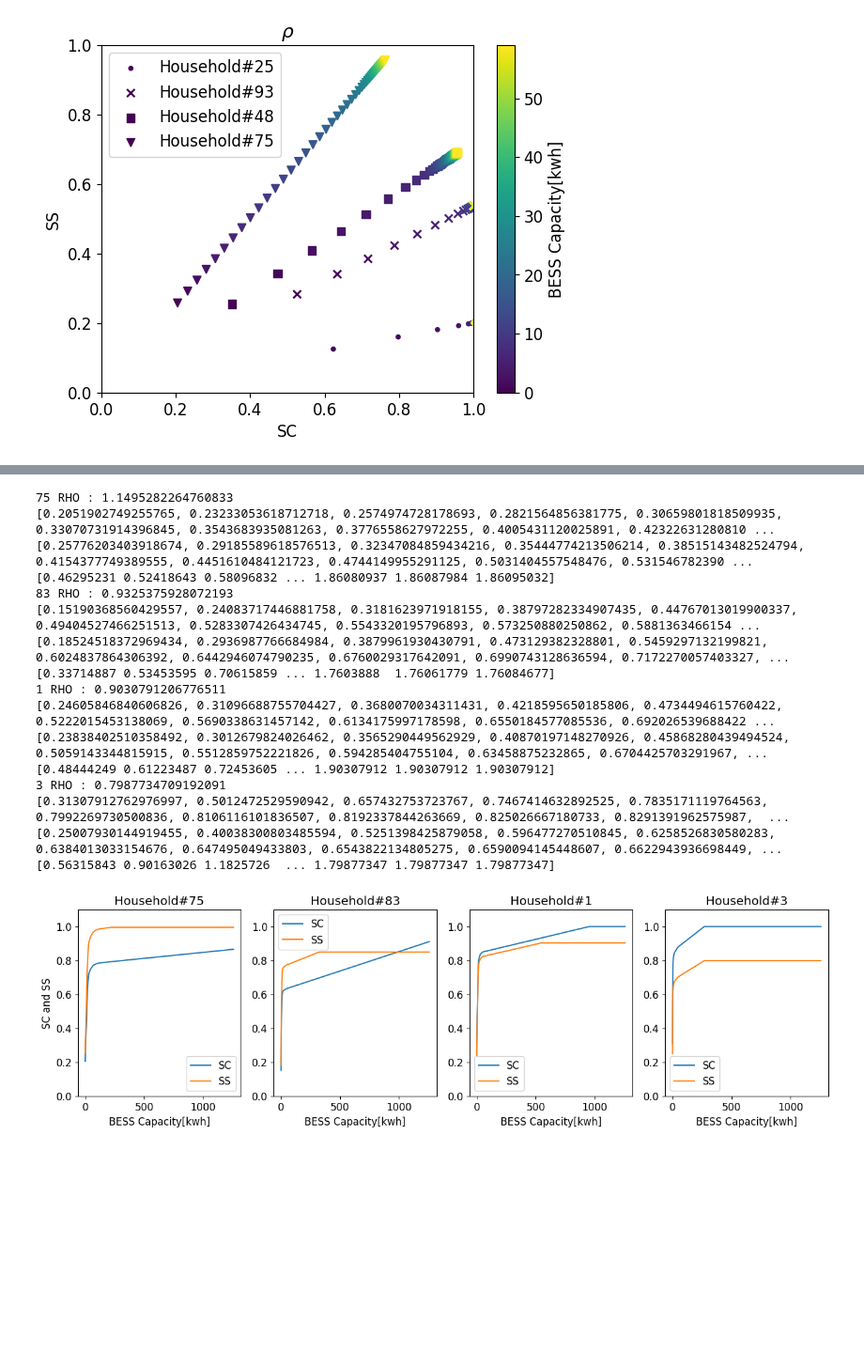
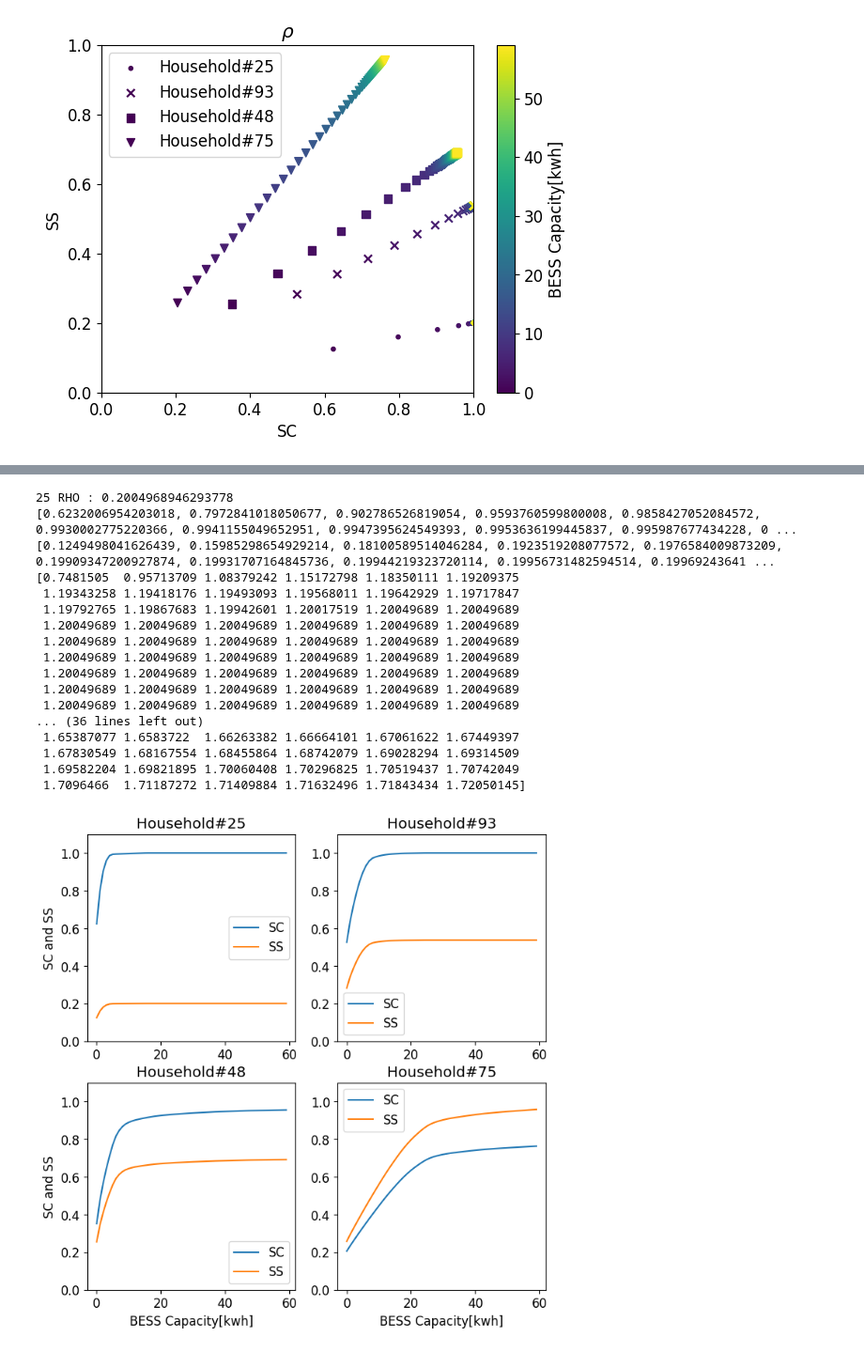
Before and after one commit to JunwookHeo/etc_project, a Jupyter notebook: rl_solutions/analysis_household.ipynb, the cells around one changed output, grey strips where cells are left out. Shown at 94% size. Saved outputs shown, nothing was run; the diff lists cells and outputs as text; code cells hidden in the pictures; blank space fills up the shorter version.

Commit message:
Increase figure size.

```diff
--- a/rl_solutions/analysis_household.ipynb
+++ b/rl_solutions/analysis_household.ipynb
@@ -289,68 +289,68 @@ for i, (s, df) in enumerate(zip(selected, df_sel)):
 import matplotlib.pyplot as plt
 
 selected = [25, 93, 48, 75]
-selected = [75, 83, 1, 3]
 ws = [1, 1, 1, 1]
 # ws = [4.05, 1.42, 0.95, 0.77]
-# ws = [5.05, 1.85, 1.4, 0.77]
+# ws = [4.99, 1.86, 1.38, 0.80]
 # selected = [221, 202, 239, 273]
 # selected = [221, 243, 232, 202, 204, 214, 205, 239, 248, 273, 282, 289]
 df_sel, df_date = utils.load_data('AusGrid_preprocess.csv', selected, TS)
-ncols = 4
+ncols = 2
 
 plt.rcParams.update({'font.size': 12})
-fig, axes = plt.subplots(nrows=len(selected)//ncols, ncols=ncols, figsize=(16,4))
+fig, axes = plt.subplots(nrows=len(selected)//ncols, ncols=ncols, figsize=(8,8))
 
 if axes.ndim ==1:
     axes = np.reshape(axes, (-1, ncols))
 
 for i, (s, df) in enumerate(zip(selected, df_sel)):
     sc_list = []
     ss_list = []
 
     stds = utils.cal_stds(df)
     # print(s, stds, df['GG'].sum()*ws[i]/df['GC'].sum())
     # for p in stds:
     #     axes[i//ncols, i%ncols].axvline(max(0,p), color='y')
 
-    for c in range(0, 1260):
+    for c in range(0, 60):
         gimp, gexp = sim_ss_sc(df['GG'].values*ws[i], df['GC'].values, c)
         sc = 1 - gexp/df['GG'].sum()/ws[i]
         ss = 1 - gimp/df['GC'].sum()
         sc_list.append(sc)
         ss_list.append(ss)
     print(s, 'RHO :', ss_list[-1]/sc_list[-1])
 
     axes[i//ncols, i%ncols].plot(sc_list, label='SC')
     axes[i//ncols, i%ncols].plot(ss_list, label='SS')
-    if i == 0: axes[i//ncols, i%ncols].set_ylabel('SC and SS')
+    if i%ncols == 0: axes[i//ncols, i%ncols].set_ylabel('SC and SS')
     axes[i//ncols, i%ncols].set_title(f'Household#{s}')
     axes[i//ncols, i%ncols].legend()
     axes[i//ncols, i%ncols].set_ylim((0, 1.1))
 
     axes[-1, i%ncols].set_xlabel('BESS Capacity[kwh]')
 
     print(sc_list)
     print(ss_list)
     print(np.array(sc_list)+np.array(ss_list))
 # %% [output]
-75 RHO : 1.1495282264760833
-[0.2051902749255765, 0.23233053618712718, 0.2574974728178693, 0.2821564856381775, 0.30659801818509935, 0.33070731914396845, 0.3543683935081263, 0.3776558627972255, 0.4005431120025891, 0.42322631280810 ...
-[0.25776203403918674, 0.29185589618576513, 0.32347084859434216, 0.35444774213506214, 0.38515143482524794, 0.4154377749389555, 0.4451610484121723, 0.4744149955291125, 0.5031404557548476, 0.531546782390 ...
-[0.46295231 0.52418643 0.58096832 ... 1.86080937 1.86087984 1.86095032]
-83 RHO : 0.9325375928072193
-[0.15190368560429557, 0.24083717446881758, 0.3181623971918155, 0.38797282334907435, 0.44767013019900337, 0.49404527466251513, 0.5283307426434745, 0.5543320195796893, 0.573250880250862, 0.5881363466154 ...
-[0.18524518372969434, 0.2936987766684984, 0.3879961930430791, 0.473129382328801, 0.5459297132199821, 0.6024837864306392, 0.6442946074790235, 0.6760029317642091, 0.6990743128636594, 0.7172270057403327, ...
-[0.33714887 0.53453595 0.70615859 ... 1.7603888  1.76061779 1.76084677]
-1 RHO : 0.9030791206776511
-[0.24605846840606826, 0.31096688755704427, 0.3680070034311431, 0.4218595650185806, 0.4734494615760422, 0.5222015453138069, 0.5690338631457142, 0.6134175997178598, 0.6550184577085536, 0.692026539688422 ...
-[0.23838402510358492, 0.3012679824026462, 0.3565290449562929, 0.40870197148270926, 0.45868280439494524, 0.5059143344815915, 0.5512859752221826, 0.594285404755104, 0.63458875232865, 0.6704425703291967, ...
-[0.48444249 0.61223487 0.72453605 ... 1.90307912 1.90307912 1.90307912]
-3 RHO : 0.7987734709192091
-[0.31307912762976997, 0.5012472529590942, 0.657432753723767, 0.7467414632892525, 0.7835171119764563, 0.7992269730500836, 0.8106116101836507, 0.8192337844263669, 0.825026667180733, 0.8291391962575987,  ...
-[0.25007930144919455, 0.40038300803485594, 0.5251398425879058, 0.596477270510845, 0.6258526830580283, 0.6384013033154676, 0.647495049433803, 0.6543822134805275, 0.6590094145448607, 0.6622943936698449, ...
-[0.56315843 0.90163026 1.1825726  ... 1.79877347 1.79877347 1.79877347]
+25 RHO : 0.2004968946293778
+[0.6232006954203018, 0.7972841018050677, 0.902786526819054, 0.9593760599800008, 0.9858427052084572, 0.9930002775220366, 0.9941155049652951, 0.9947395624549393, 0.9953636199445837, 0.995987677434228, 0 ...
+[0.1249498041626439, 0.15985298654929214, 0.18100589514046284, 0.1923519208077572, 0.1976584009873209, 0.19909347200927874, 0.19931707164845736, 0.19944219323720114, 0.19956731482594514, 0.19969243641 ...
+[0.7481505  0.95713709 1.08379242 1.15172798 1.18350111 1.19209375
+ 1.19343258 1.19418176 1.19493093 1.19568011 1.19642929 1.19717847
+ 1.19792765 1.19867683 1.19942601 1.20017519 1.20049689 1.20049689
+ 1.20049689 1.20049689 1.20049689 1.20049689 1.20049689 1.20049689
+ 1.20049689 1.20049689 1.20049689 1.20049689 1.20049689 1.20049689
+ 1.20049689 1.20049689 1.20049689 1.20049689 1.20049689 1.20049689
+ 1.20049689 1.20049689 1.20049689 1.20049689 1.20049689 1.20049689
+ 1.20049689 1.20049689 1.20049689 1.20049689 1.20049689 1.20049689
+ 1.20049689 1.20049689 1.20049689 1.20049689 1.20049689 1.20049689
+... (36 lines left out)
+ 1.65387077 1.6583722  1.66263382 1.66664101 1.67061622 1.67449397
+ 1.67830549 1.68167554 1.68455864 1.68742079 1.69028294 1.69314509
+ 1.69582204 1.69821895 1.70060408 1.70296825 1.70519437 1.70742049
+ 1.7096466  1.71187272 1.71409884 1.71632496 1.71843434 1.72050145]
-[figure, old version]
+[figure, new version]
 # %%
 fig, axes = plt.subplots(nrows=len(selected), ncols=1, figsize=(16,6))
 for i, (s, df) in enumerate(zip(selected, df_daily)):
```
Also changed, not shown: parts of 5 cells of this notebook, 6 other files.
